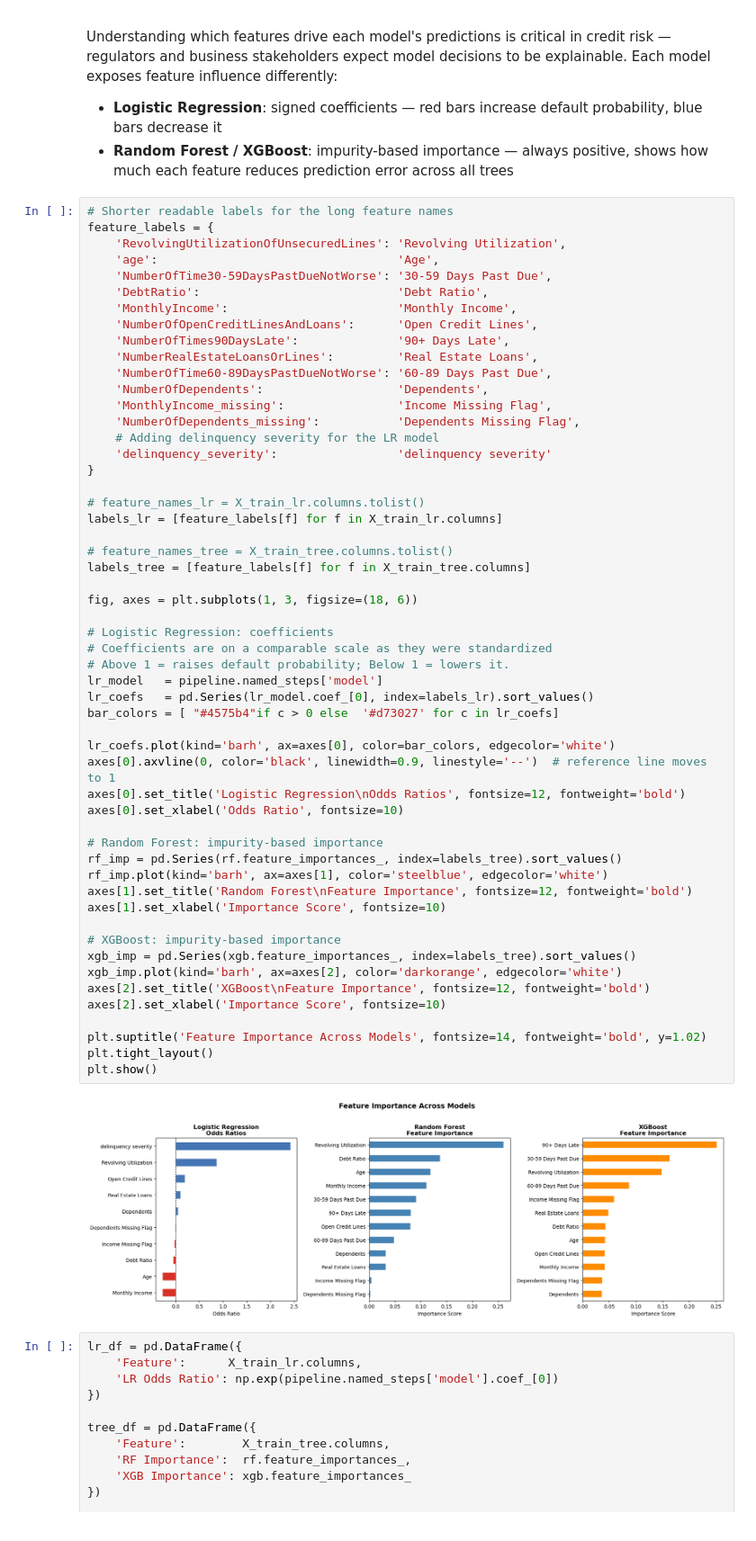
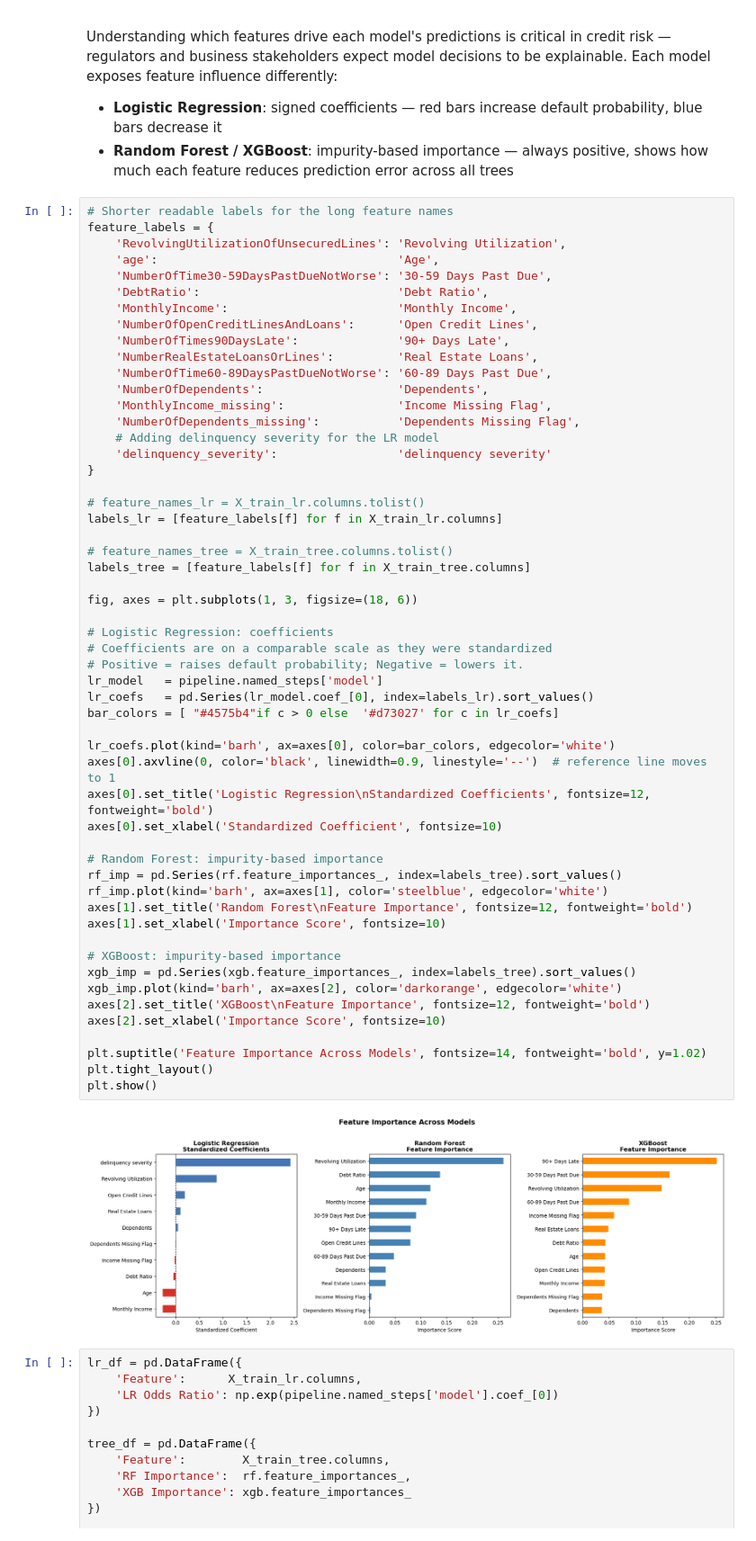
Before and after one commit to CesarAguirre9/Credit_Default_Classifier, a Jupyter notebook: credit_default_classifier.ipynb, the cells around one changed output. Shown at 90% size. Saved outputs shown, nothing was run; the diff lists cells and outputs as text.

```diff
--- a/credit_default_classifier.ipynb
+++ b/credit_default_classifier.ipynb
@@ -666,37 +666,37 @@ labels_lr = [feature_labels[f] for f in X_train_lr.columns]
 # feature_names_tree = X_train_tree.columns.tolist()
 labels_tree = [feature_labels[f] for f in X_train_tree.columns]
 
 fig, axes = plt.subplots(1, 3, figsize=(18, 6))
 
 # Logistic Regression: coefficients
 # Coefficients are on a comparable scale as they were standardized
-# Above 1 = raises default probability; Below 1 = lowers it.
+# Positive = raises default probability; Negative = lowers it.
 lr_model   = pipeline.named_steps['model']
 lr_coefs   = pd.Series(lr_model.coef_[0], index=labels_lr).sort_values()
 bar_colors = [ "#4575b4"if c > 0 else  '#d73027' for c in lr_coefs]
 
 lr_coefs.plot(kind='barh', ax=axes[0], color=bar_colors, edgecolor='white')
 axes[0].axvline(0, color='black', linewidth=0.9, linestyle='--')  # reference line moves to 1
-axes[0].set_title('Logistic Regression\nOdds Ratios', fontsize=12, fontweight='bold')
-axes[0].set_xlabel('Odds Ratio', fontsize=10)
+axes[0].set_title('Logistic Regression\nStandardized Coefficients', fontsize=12, fontweight='bold')
+axes[0].set_xlabel('Standardized Coefficient', fontsize=10)
 
 # Random Forest: impurity-based importance
 rf_imp = pd.Series(rf.feature_importances_, index=labels_tree).sort_values()
 rf_imp.plot(kind='barh', ax=axes[1], color='steelblue', edgecolor='white')
 axes[1].set_title('Random Forest\nFeature Importance', fontsize=12, fontweight='bold')
 axes[1].set_xlabel('Importance Score', fontsize=10)
 
 # XGBoost: impurity-based importance
 xgb_imp = pd.Series(xgb.feature_importances_, index=labels_tree).sort_values()
 xgb_imp.plot(kind='barh', ax=axes[2], color='darkorange', edgecolor='white')
 axes[2].set_title('XGBoost\nFeature Importance', fontsize=12, fontweight='bold')
 axes[2].set_xlabel('Importance Score', fontsize=10)
 
 plt.suptitle('Feature Importance Across Models', fontsize=14, fontweight='bold', y=1.02)
 plt.tight_layout()
 plt.show()
 # %% [output]
-[figure, old version]
+[figure, new version]
 # %%
 lr_df = pd.DataFrame({
     'Feature':      X_train_lr.columns,
```
